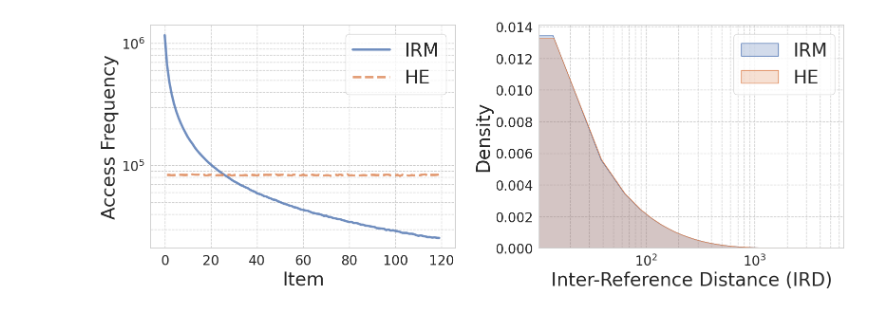
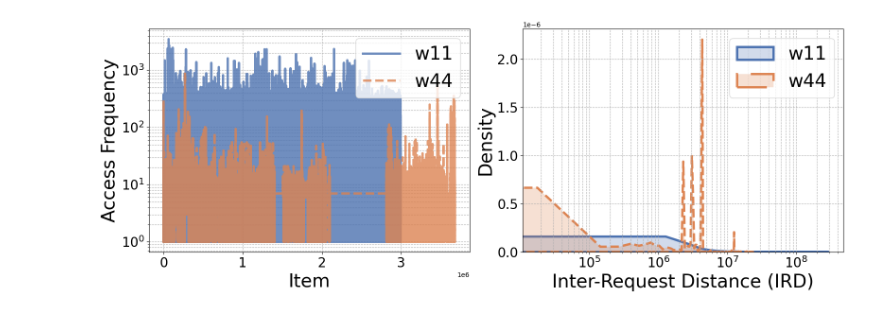
Before and after one commit to Effygal/cache-modeling, a Jupyter notebook: mrc-analysis.ipynb, the cells around one changed output. Drawn from its saved outputs; the diff is of its cells as text; code cells hidden in the pictures.

```diff
--- a/mrc-analysis.ipynb
+++ b/mrc-analysis.ipynb
@@ -14,6 +14,6 @@ plt.rcParams['pdf.fonttype'] = 42
 plt.rcParams['ps.fonttype'] = 42
 plt.rcParams['image.cmap'] = 'viridis'
 plt.rcParams['text.usetex']  = False
-palette = sns.color_palette("deep")
+palette = sns.color_palette("deep", n_colors=13)
 np.random.seed(44)
 # %%
@@ -145,41 +763,40 @@ np.savetxt('ph_120_08_trace.txt', ph2, fmt='%d')
 # %%
-sns.set_theme(style="whitegrid", palette="deep")
-palette = sns.color_palette("deep")
+# what happens to w11?
 
-u1, c1 = np.unique(irm2, return_counts=True)
-u2, c2 = np.unique(ph2, return_counts=True)
+u1, c1 = np.unique(w11, return_counts=True)
+u2, c2 = np.unique(w44, return_counts=True)
 
-iads1 = tg.iad(irm2)
+iads1 = tg.iad(w11)
 iads1 = iads1[iads1 > 0]
-iads2 = tg.iad(ph2)
+iads2 = tg.iad(w44)
 iads2 = iads2[iads2 > 0]
 
 fig, (ax1, ax2) = plt.subplots(1, 2, figsize=(16, 6))
 
 # Access frequency
-ax1.semilogy(u1, c1, label='IRM', lw=3.5, color=palette[0], alpha=0.8)
-ax1.semilogy(u2, c2, label='HE', lw=3.5, color=palette[1], alpha=0.8, linestyle='--')
+ax1.semilogy(u1, c1, label='w11', lw=3.5, color=palette[0], alpha=0.8)
+ax1.semilogy(u2, c2, label='w44', lw=3.5, color=palette[1], alpha=0.8, linestyle='--')
 ax1.tick_params(axis='both', labelsize=20)
 ax1.set_xlabel('Item', fontsize=28)
 ax1.set_ylabel('Access Frequency', fontsize=28)
 ax1.legend(fontsize=28)
 ax1.grid(True, which="both", ls="--")
 
 # IRD KDE
-sns.kdeplot(iads1, bw_adjust=0.5, label='IRM', fill=True, ax=ax2, color=palette[0])
-sns.kdeplot(iads2, bw_adjust=0.5, label='HE', fill=True, ax=ax2, color=palette[1])
+sns.kdeplot(iads1, bw_adjust=0.5, label='w11', fill=True, ax=ax2, color=palette[0], common_norm=False, linewidth=3.5)
+sns.kdeplot(iads2, bw_adjust=0.5, label='w44', fill=True, ax=ax2, color=palette[1], common_norm=False, linewidth=3.5, linestyle='--')
 ax2.xaxis.set_major_formatter(ticker.ScalarFormatter())
 ax2.xaxis.get_major_formatter().set_scientific(True)
 ax2.xaxis.get_major_formatter().set_powerlimits((-1, 1))
 ax2.tick_params(axis='both', labelsize=20)
 ax2.set_xscale('log')
-ax2.set_xlabel('Inter-Reference Distance (IRD)', fontsize=28)
+ax2.set_xlabel('Inter-Request Distance (IRD)', fontsize=28)
 ax2.set_ylabel('Density', fontsize=28)
 ax2.legend(fontsize=28)
 ax2.grid(True, which="both", ls="--")
 
 plt.tight_layout()
-plt.savefig('freqs_irds.pdf', bbox_inches='tight', format='pdf')
+plt.savefig('freqs_irds_real.pdf', bbox_inches='tight', format='pdf')
 plt.show()
 # %% [output]
-[figure, old version]
+[figure, new version]
```
Also changed, not shown: parts of 28 cells of this notebook, 2 other files.
